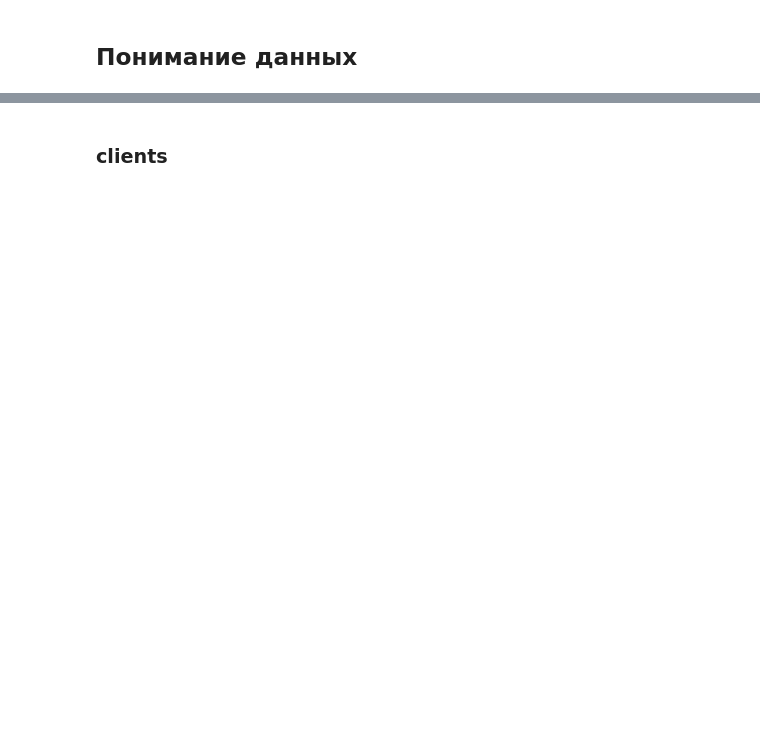
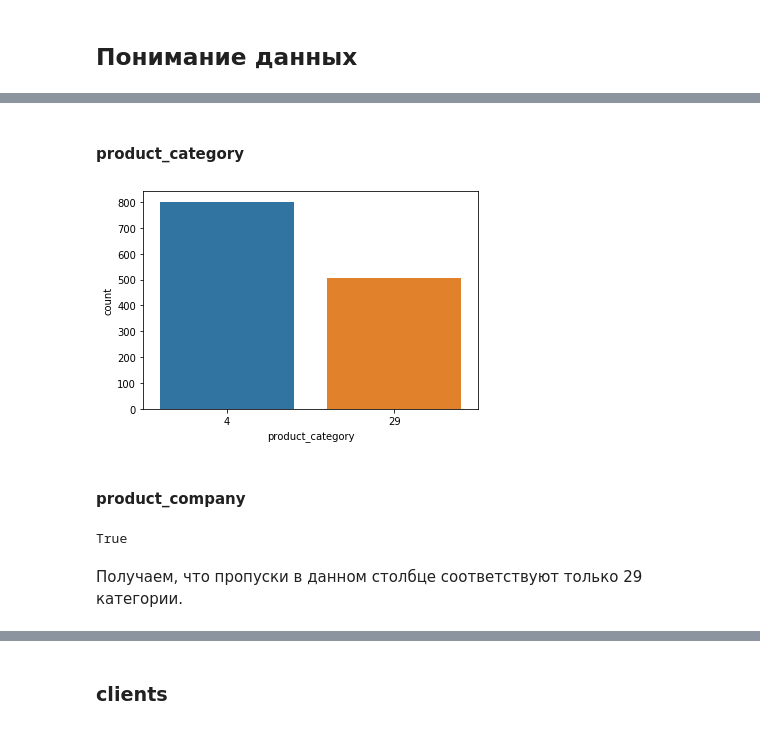
Before and after one commit to AleksandrRadist/RecommendationSystem, a Jupyter notebook: model/recommendation_model.ipynb, the cells around one changed output, grey strips where cells are left out. Saved outputs shown, nothing was run; the diff lists cells and outputs as text; code cells hidden in the pictures; blank space fills up the shorter version.

Commit message:
compared models

```diff
--- a/model/recommendation_model.ipynb
+++ b/model/recommendation_model.ipynb
@@ -14,3 +14,4 @@ import catboost
 path_transactions = r"C:\Users\kiril\OneDrive\Рабочий стол\Вышка\КР-ВКР\Курсовая\3 курс\RecommendationSystem\model\data\transactions.csv"
 path_clients = r"C:\Users\kiril\OneDrive\Рабочий стол\Вышка\КР-ВКР\Курсовая\3 курс\RecommendationSystem\model\data\clients.csv"
 path_categories = r"C:\Users\kiril\OneDrive\Рабочий стол\Вышка\КР-ВКР\Курсовая\3 курс\RecommendationSystem\model\data\categories.csv"
+path_subscriptions = r"C:\Users\kiril\OneDrive\Рабочий стол\Вышка\КР-ВКР\Курсовая\3 курс\RecommendationSystem\model\data\subscriptions.csv"
@@ -16,0 +20,3 @@ path_categories = r"C:\Users\kiril\OneDrive\Рабочий стол\Вышка\
+# %%
+subscriptions = pd.read_csv(path_subscriptions)
+subscriptions.head()
@@ -16,0 +45,17 @@ path_categories = r"C:\Users\kiril\OneDrive\Рабочий стол\Вышка\
+# %%
+subscriptions.date_start = pd.to_datetime(subscriptions.date_start, format='%Y-%m-%d')
+subscriptions.date_end = pd.to_datetime(subscriptions.date_end, format='%Y-%m-%d')
+# %% [markdown]
+#### product_category
+# %%
+sns.countplot(subscriptions.product_category);
+# %% [output]
+[figure, added]
+# %% [markdown]
+#### product_company
+# %%
+subscriptions.loc[subscriptions.product_company.isnull() == True].shape[0] == subscriptions.query('product_category == 29').shape[0]
+# %% [output]
+True
+# %% [markdown]
+Получаем, что пропуски в данном столбце соответствуют только 29 категории.
```
Also changed, not shown: parts of 44 cells of this notebook, 5 other files.
